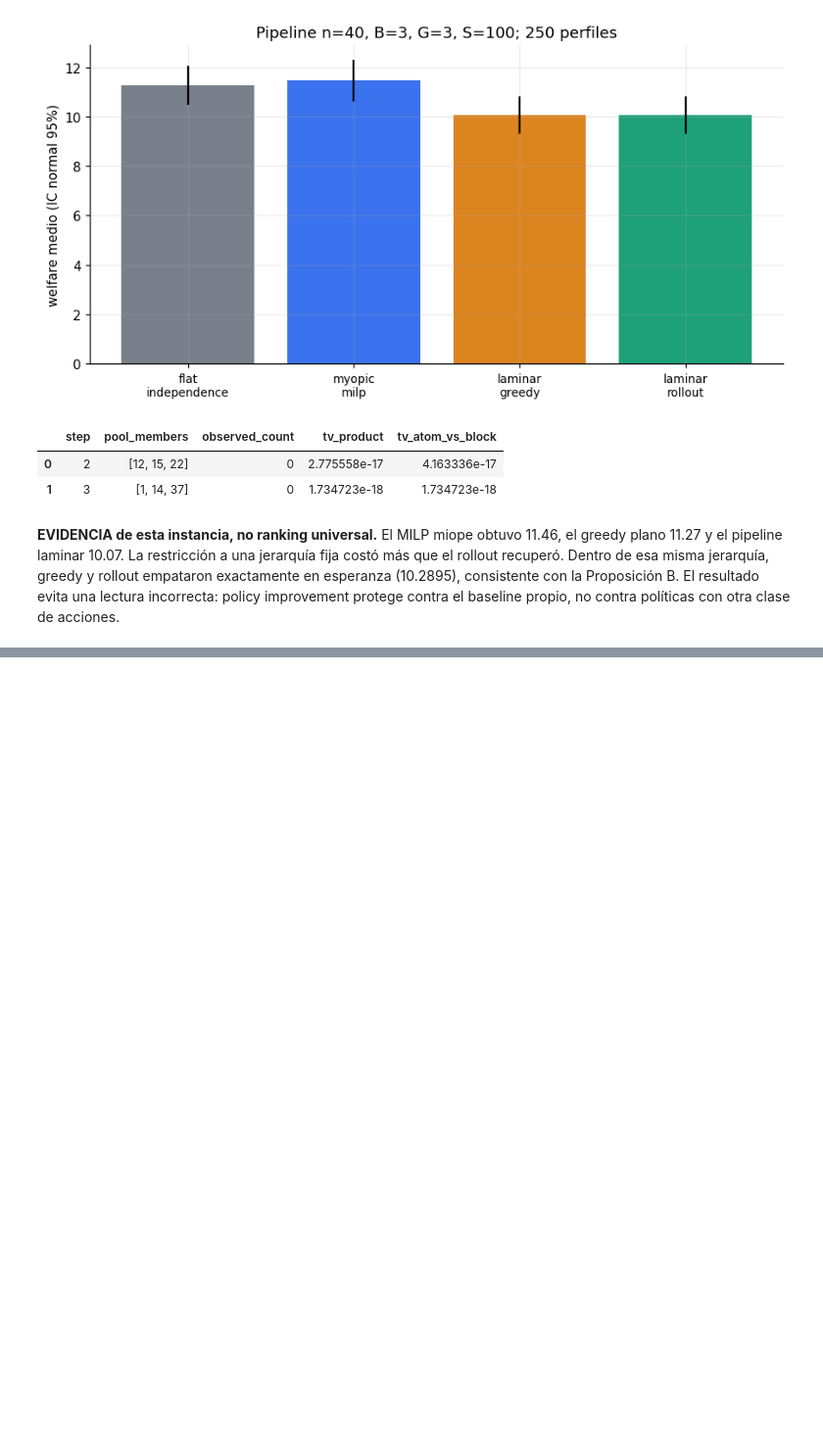
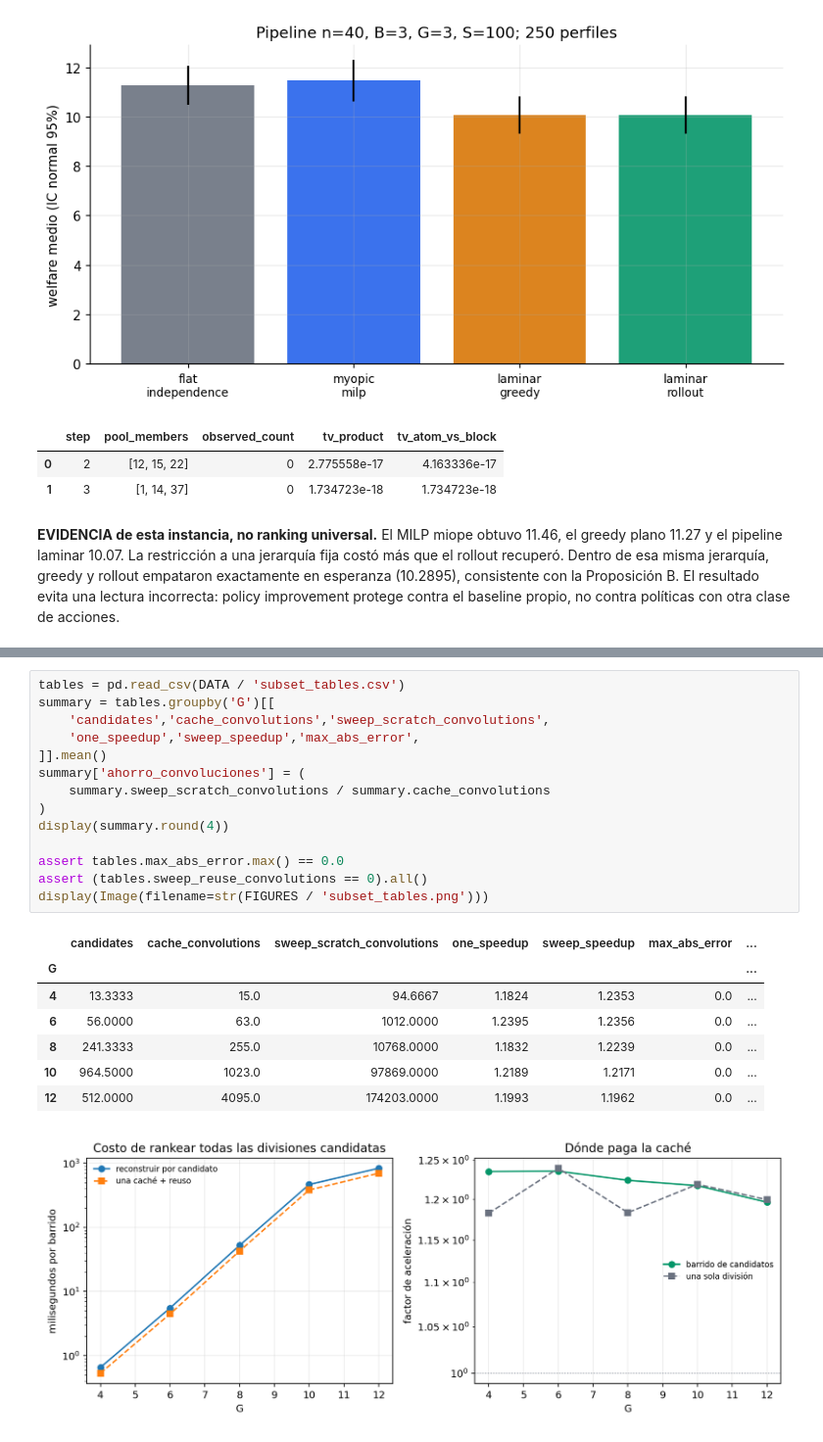
Before and after one commit to hectorrbv/pooled-testing-dynamic, a Jupyter notebook: augmented/notebooks/22_milp_laminar.ipynb, the cells around one changed output, grey strips where cells are left out. Shown at 98% size. Cells and saved outputs as stored; diff of their text form; blank space fills up the shorter version.

```diff
--- a/augmented/notebooks/22_milp_laminar.ipynb
+++ b/augmented/notebooks/22_milp_laminar.ipynb
@@ -560,0 +715,23 @@ políticas con otra clase de acciones.
+# %%
+tables = pd.read_csv(DATA / 'subset_tables.csv')
+summary = tables.groupby('G')[[
+    'candidates','cache_convolutions','sweep_scratch_convolutions',
+    'one_speedup','sweep_speedup','max_abs_error',
+]].mean()
+summary['ahorro_convoluciones'] = (
+    summary.sweep_scratch_convolutions / summary.cache_convolutions
+)
+display(summary.round(4))
+
+assert tables.max_abs_error.max() == 0.0
+assert (tables.sweep_reuse_convolutions == 0).all()
+display(Image(filename=str(FIGURES / 'subset_tables.png')))
+# %% [output]
+|  | candidates | cache_convolutions | sweep_scratch_convolutions | one_speedup | sweep_speedup | max_abs_error | ... |
+| G |  |  |  |  |  |  | ... |
+| 4 | 13.3333 | 15.0 | 94.6667 | 1.1824 | 1.2353 | 0.0 | ... |
+| 6 | 56.0000 | 63.0 | 1012.0000 | 1.2395 | 1.2356 | 0.0 | ... |
+| 8 | 241.3333 | 255.0 | 10768.0000 | 1.1832 | 1.2239 | 0.0 | ... |
+| 10 | 964.5000 | 1023.0 | 97869.0000 | 1.2189 | 1.2171 | 0.0 | ... |
+| 12 | 512.0000 | 4095.0 | 174203.0000 | 1.1993 | 1.1962 | 0.0 | ... |
+[figure, added]
```
Also changed, not shown: parts of 11 cells of this notebook, 10 other files.
